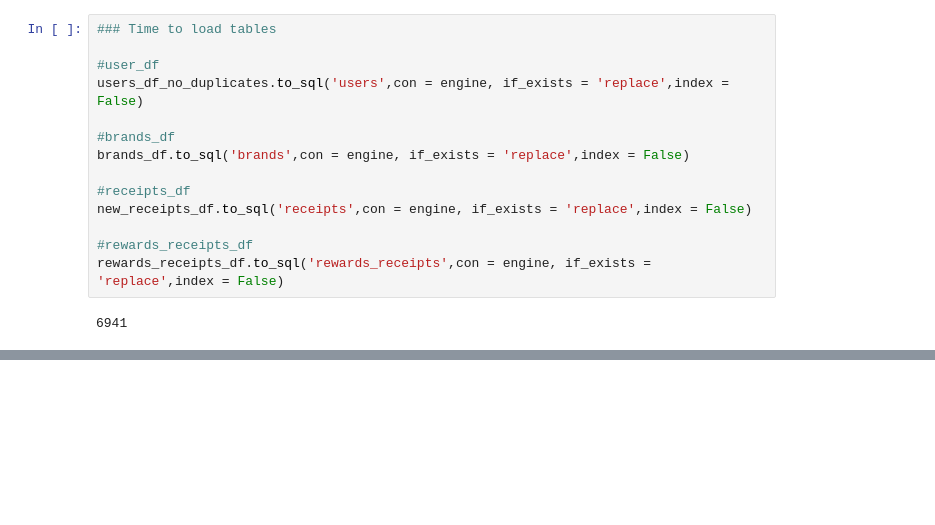
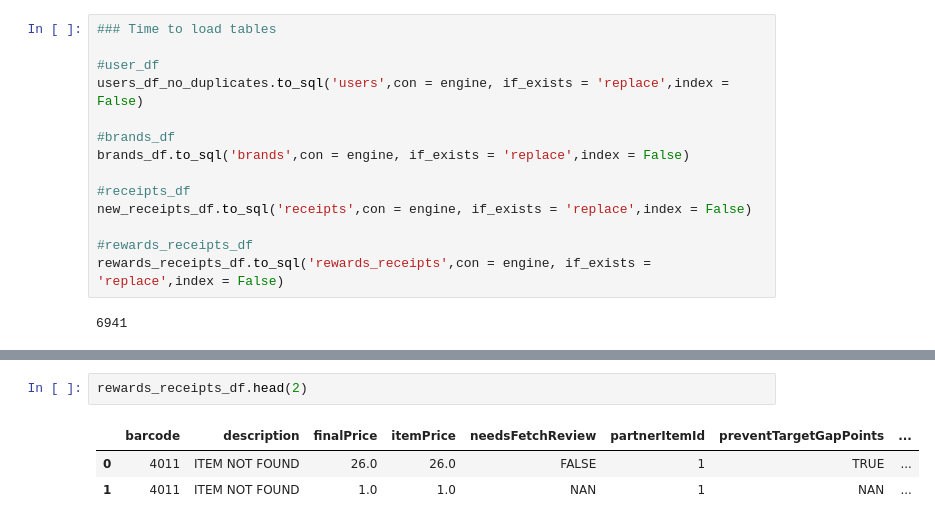
Before and after one commit to AmarthyaK/Fetch_take_home_Amarthya, a Jupyter notebook: Data_quality_checks_and MYSQL_load.ipynb, the cells around one changed output, grey strips where cells are left out. Drawn from its saved outputs; the diff is of its cells as text; blank space fills up the shorter version.

```diff
--- a/Data_quality_checks_and MYSQL_load.ipynb
+++ b/Data_quality_checks_and MYSQL_load.ipynb
@@ -1412,0 +1338,6 @@ receipts_df[receipts_df['scan_check'] == '2021-03'].head()
+# %%
+rewards_receipts_df.head(2)
+# %% [output]
+|  | barcode | description | finalPrice | itemPrice | needsFetchReview | partnerItemId | preventTargetGapPoints | ... |
+| 0 | 4011 | ITEM NOT FOUND | 26.0 | 26.0 | FALSE | 1 | TRUE | ... |
+| 1 | 4011 | ITEM NOT FOUND | 1.0 | 1.0 | NAN | 1 | NAN | ... |
```
Also changed, not shown: parts of 49 cells of this notebook, 8 other files.
